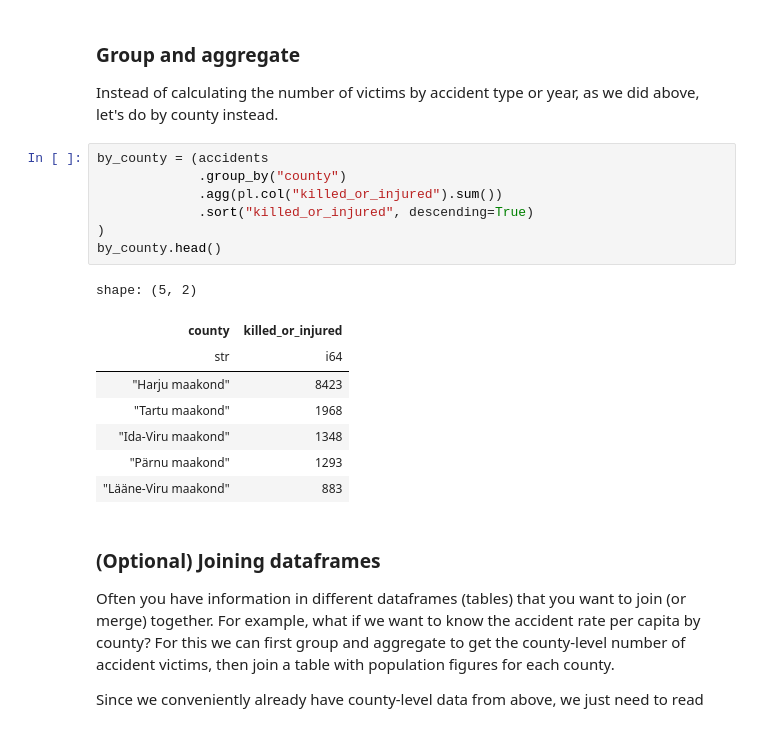
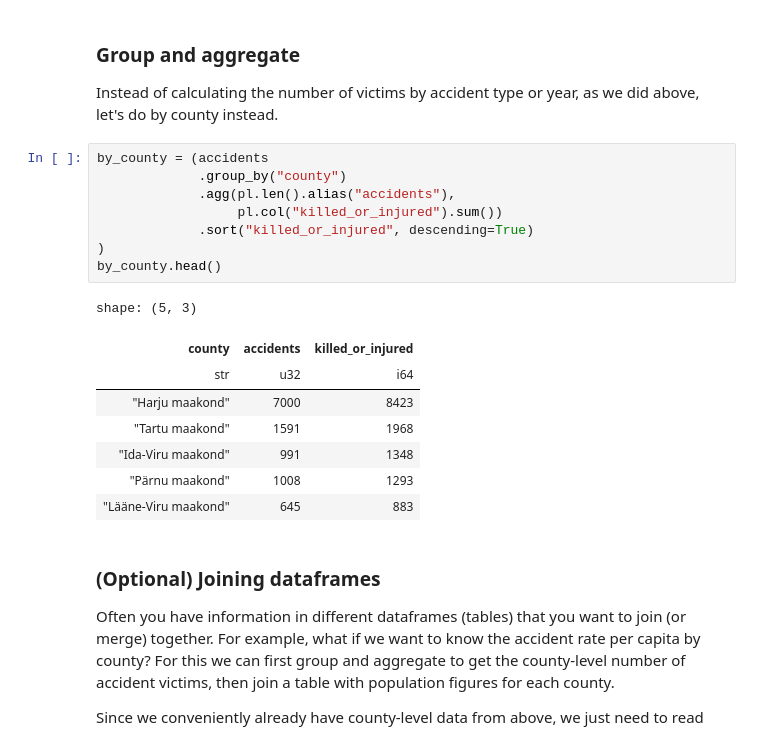
Before and after one commit to andybega/dataframes-workshop, a Jupyter notebook: dataframes.ipynb, the cells around one changed output. Drawn from its saved outputs; the diff is of its cells as text.

```diff
--- a/dataframes.ipynb
+++ b/dataframes.ipynb
@@ -613,19 +613,20 @@ Instead of calculating the number of victims by accident type or year, as we did
 # %%
 by_county = (accidents
              .group_by("county")
-             .agg(pl.col("killed_or_injured").sum())
+             .agg(pl.len().alias("accidents"),
+                  pl.col("killed_or_injured").sum())
              .sort("killed_or_injured", descending=True)
 )
 by_county.head()
 # %% [output]
-shape: (5, 2)
+shape: (5, 3)
-| county | killed_or_injured |
-| str | i64 |
-| "Harju maakond" | 8423 |
-| "Tartu maakond" | 1968 |
-| "Ida-Viru maakond" | 1348 |
-| "Pärnu maakond" | 1293 |
-| "Lääne-Viru maakond" | 883 |
+| county | accidents | killed_or_injured |
+| str | u32 | i64 |
+| "Harju maakond" | 7000 | 8423 |
+| "Tartu maakond" | 1591 | 1968 |
+| "Ida-Viru maakond" | 991 | 1348 |
+| "Pärnu maakond" | 1008 | 1293 |
+| "Lääne-Viru maakond" | 645 | 883 |
 # %% [markdown]
 ### (Optional) Joining dataframes
 
```
Also changed, not shown: parts of 5 cells of this notebook, 4 other files.
